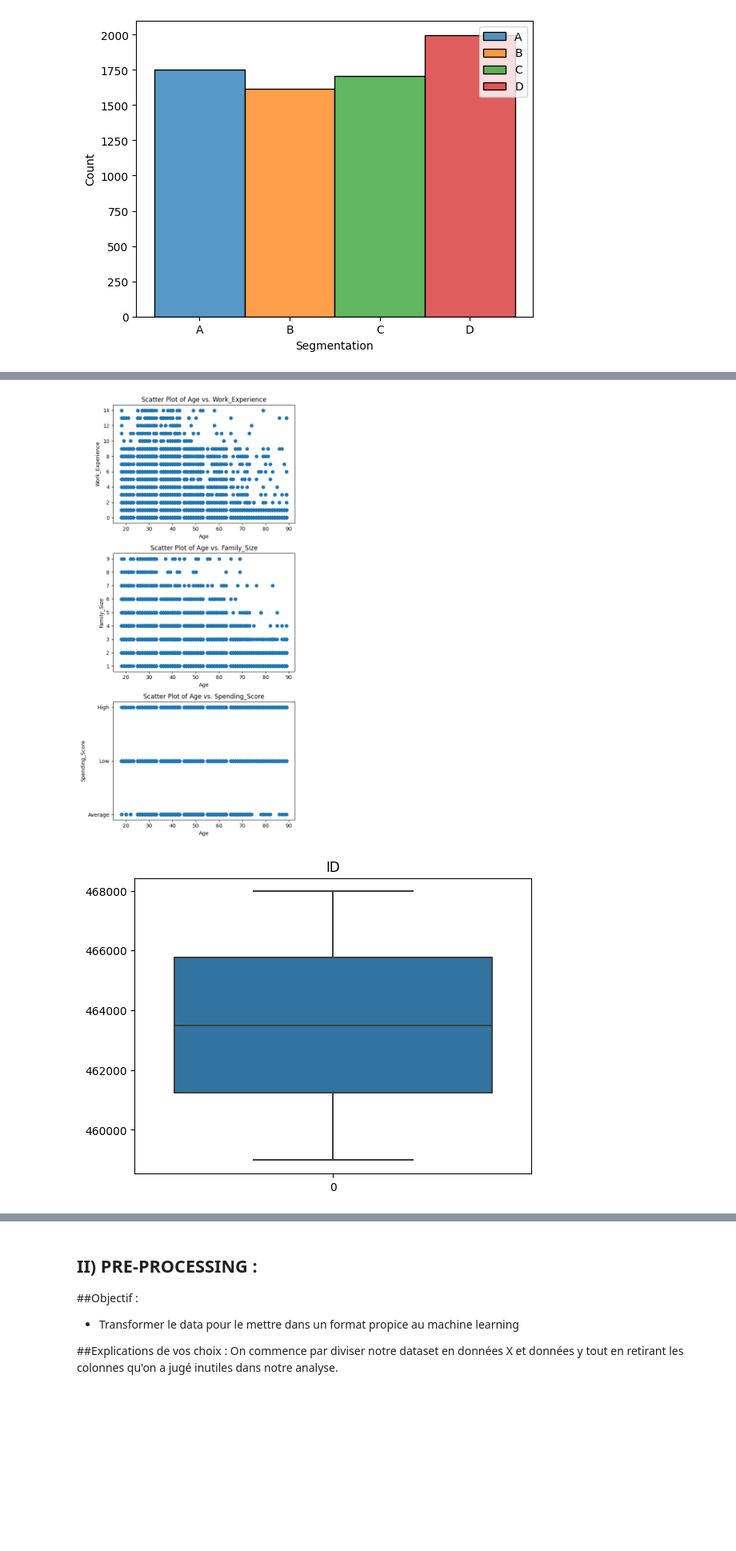
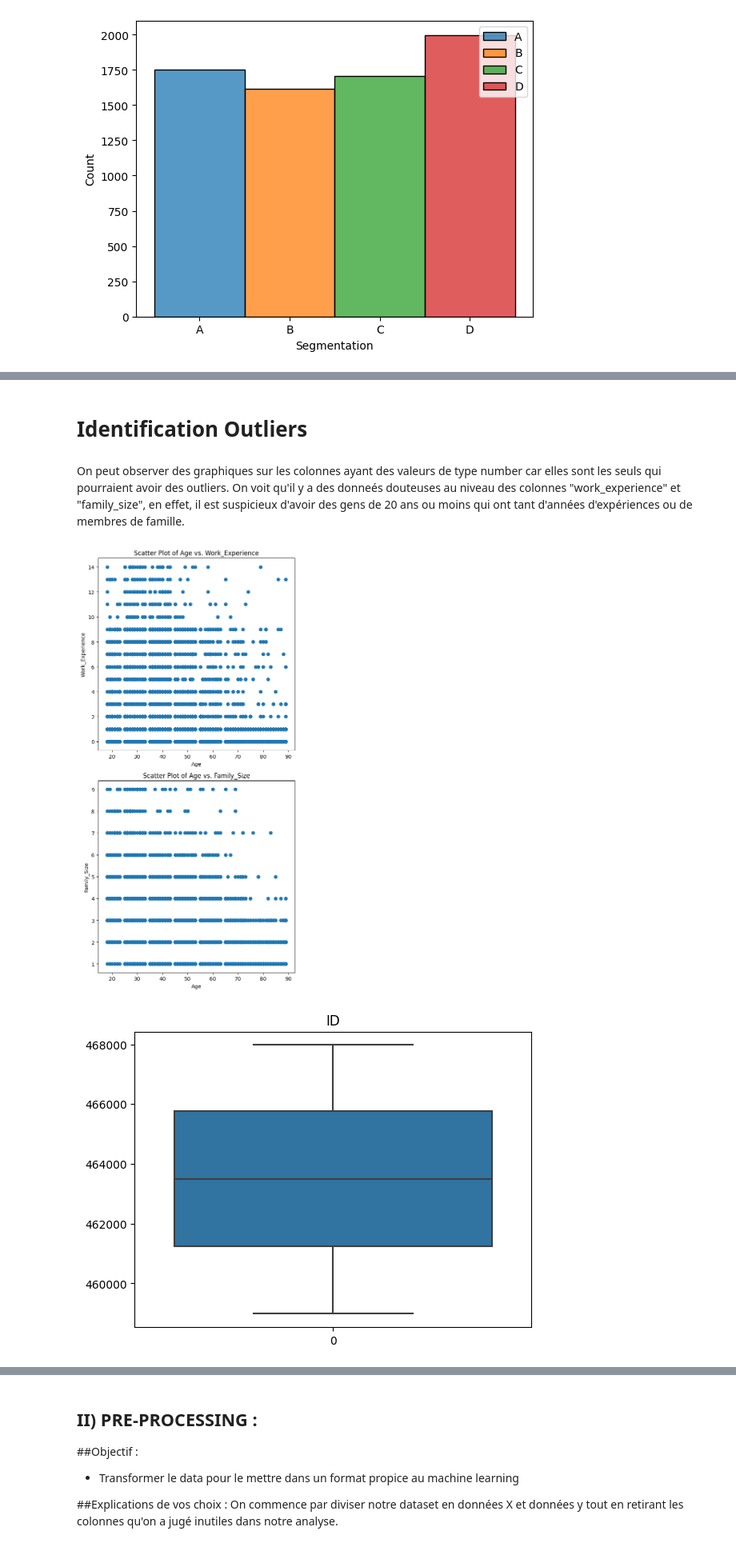
Before and after one commit to Ractouf/3BIN-Q1-ML, a Jupyter notebook: S6-7/BIN3100_ML_S6_Projet_Récapitulatif_2023.ipynb, the cells around one changed output, grey strips where cells are left out. Shown: that part at 80% size. Cells and saved outputs as stored; diff of their text form; code cells hidden in the pictures; blank space fills up the shorter version.

```diff
--- a/S6-7/BIN3100_ML_S6_Projet_Récapitulatif_2023.ipynb
+++ b/S6-7/BIN3100_ML_S6_Projet_Récapitulatif_2023.ipynb
@@ -307,7 +335,7 @@ for col in data:
 # %%
 heatmap = data.drop(['ID', 'Age', 'Work_Experience'], axis = 1)
 
-for col in data:
+for col in heatmap:
   plt.figure()
   sns.heatmap(pd.crosstab(data['Segmentation'], data[col]), annot = True, fmt = 'd')
 # %% [output]
@@ -325,28 +350,30 @@ for col in data:
+# %% [markdown]
+# Identification Outliers
+# %% [markdown]
+On peut observer des graphiques sur les colonnes ayant des valeurs de type number car elles sont les seuls qui pourraient avoir des outliers. On voit qu'il y a des donneés douteuses au niveau des colonnes "work_experience" et "family_size", en effet, il est suspicieux d'avoir des gens de 20 ans ou moins qui ont tant d'années d'expériences ou de membres de famille.
 # %%
-### Identification Outliers
-
 import matplotlib.pyplot as plt
 
-variable_pairs = [('Age', 'Work_Experience'), ('Age', 'Family_Size'), ('Age', 'Spending_Score')]
+variable_pairs = [('Age', 'Work_Experience'), ('Age', 'Family_Size')]
 
 fig, axs = plt.subplots(len(variable_pairs), 1, figsize=(6, 12))
 
 for i, (x_var, y_var) in enumerate(variable_pairs):
     ax = axs[i]
     ax.scatter(data[x_var], data[y_var])
     ax.set_xlabel(x_var)
     ax.set_ylabel(y_var)
     ax.set_title(f'Scatter Plot of {x_var} vs. {y_var}')
 
 plt.tight_layout()
 plt.show()
 
 for col in data.select_dtypes('number'):
   plt.figure()
   sns.boxplot(data[col])
   plt.title(col)
 # %% [output]
-[figure, old version]
+[figure, new version]
 [figure]
 [figure]
 [figure]
```
Also changed, not shown: parts of 21 cells of this notebook.
